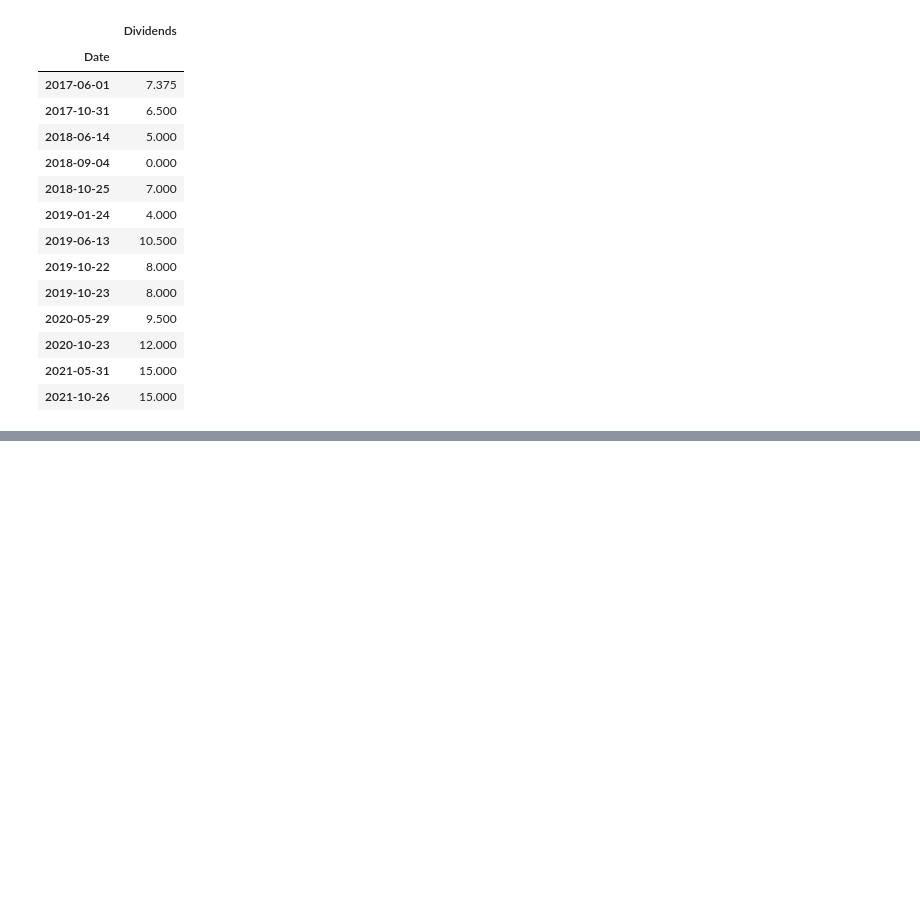
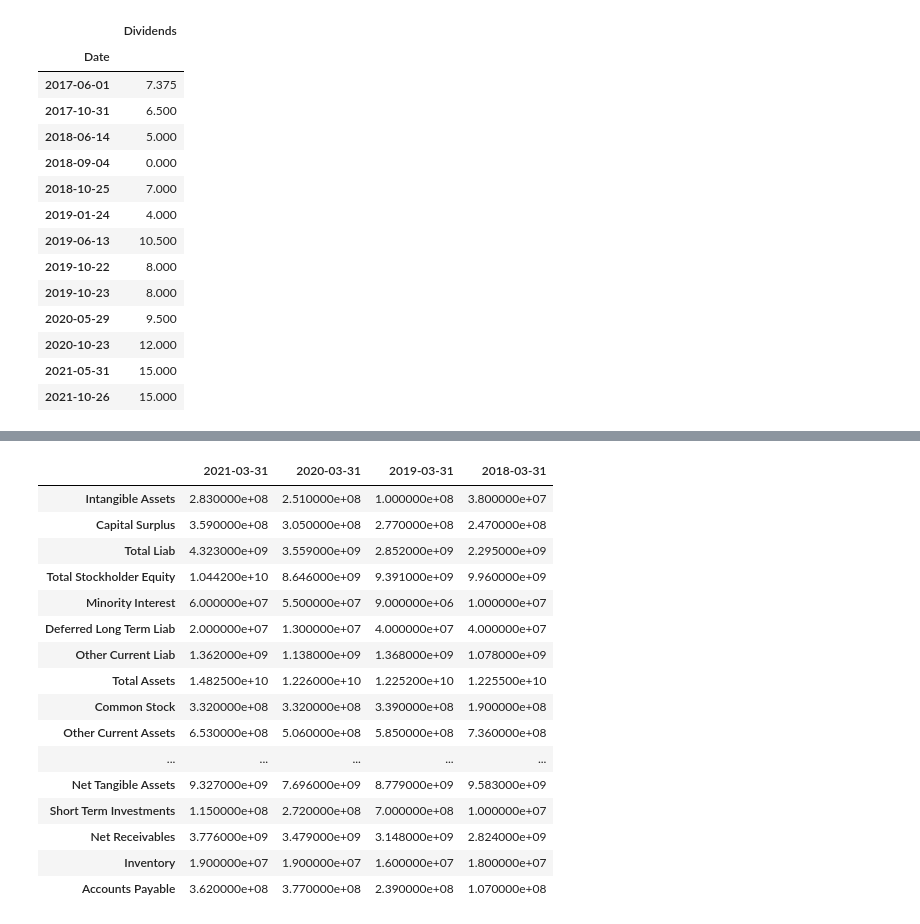
Before and after one commit to vivekjainmaiet/stockanalysis, a Jupyter notebook: notebooks/vivek_notebook.ipynb, the cells around one changed output, grey strips where cells are left out. Cells and saved outputs as stored; diff of their text form; code cells hidden in the pictures; blank space fills up the shorter version.

```diff
--- a/notebooks/vivek_notebook.ipynb
+++ b/notebooks/vivek_notebook.ipynb
@@ -198,0 +278,20 @@ ticker.get_actions(all)[["Dividends"]]
+# %%
+ticker.balance_sheet
+# %% [output]
+|  | 2021-03-31 | 2020-03-31 | 2019-03-31 | 2018-03-31 |
+| Intangible Assets | 2.830000e+08 | 2.510000e+08 | 1.000000e+08 | 3.800000e+07 |
+| Capital Surplus | 3.590000e+08 | 3.050000e+08 | 2.770000e+08 | 2.470000e+08 |
+| Total Liab | 4.323000e+09 | 3.559000e+09 | 2.852000e+09 | 2.295000e+09 |
+| Total Stockholder Equity | 1.044200e+10 | 8.646000e+09 | 9.391000e+09 | 9.960000e+09 |
+| Minority Interest | 6.000000e+07 | 5.500000e+07 | 9.000000e+06 | 1.000000e+07 |
+| Deferred Long Term Liab | 2.000000e+07 | 1.300000e+07 | 4.000000e+07 | 4.000000e+07 |
+| Other Current Liab | 1.362000e+09 | 1.138000e+09 | 1.368000e+09 | 1.078000e+09 |
+| Total Assets | 1.482500e+10 | 1.226000e+10 | 1.225200e+10 | 1.225500e+10 |
+| Common Stock | 3.320000e+08 | 3.320000e+08 | 3.390000e+08 | 1.900000e+08 |
+| Other Current Assets | 6.530000e+08 | 5.060000e+08 | 5.850000e+08 | 7.360000e+08 |
+| ... | ... | ... | ... | ... |
+| Net Tangible Assets | 9.327000e+09 | 7.696000e+09 | 8.779000e+09 | 9.583000e+09 |
+| Short Term Investments | 1.150000e+08 | 2.720000e+08 | 7.000000e+08 | 1.000000e+07 |
+| Net Receivables | 3.776000e+09 | 3.479000e+09 | 3.148000e+09 | 2.824000e+09 |
+| Inventory | 1.900000e+07 | 1.900000e+07 | 1.600000e+07 | 1.800000e+07 |
+| Accounts Payable | 3.620000e+08 | 3.770000e+08 | 2.390000e+08 | 1.070000e+08 |
```
Also changed, not shown: parts of 20 cells of this notebook, 3 other files.
